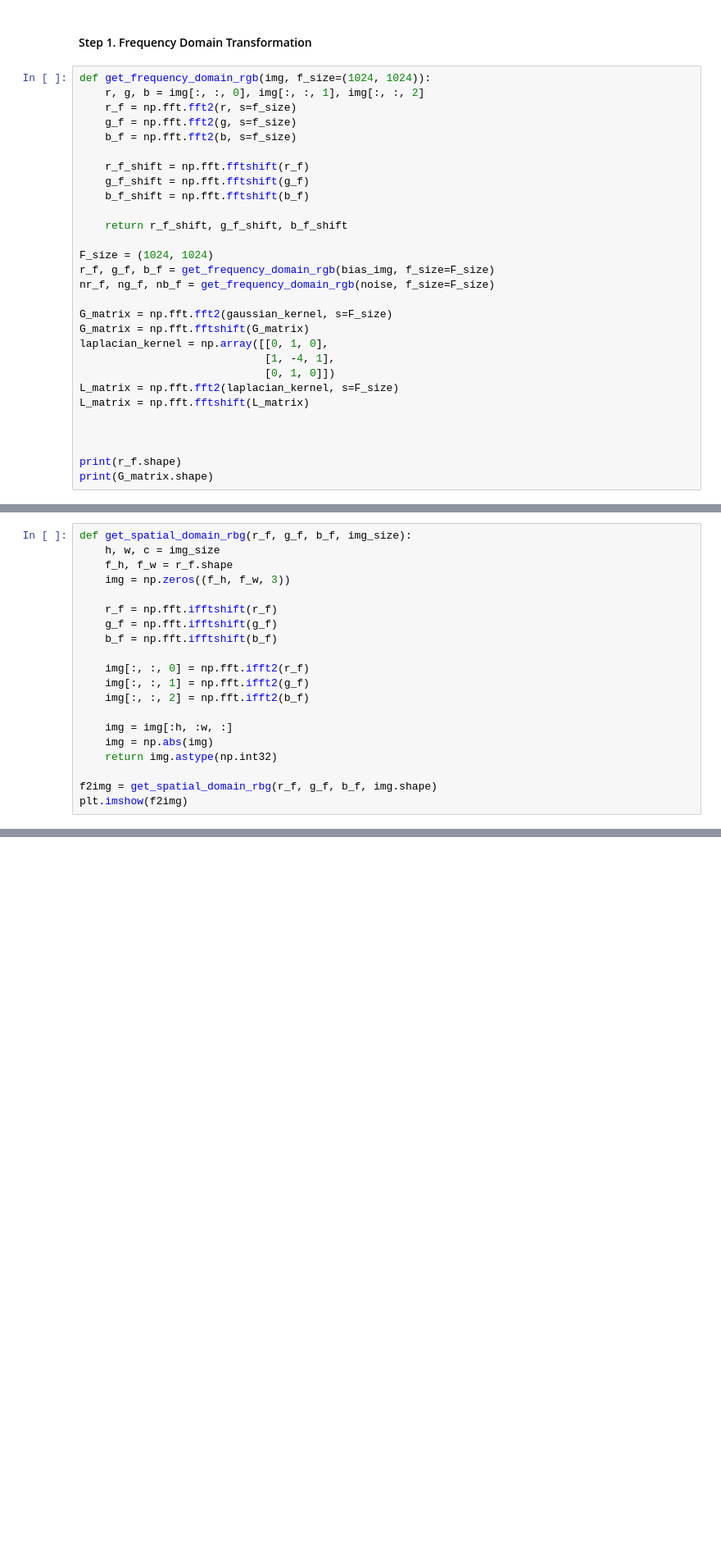
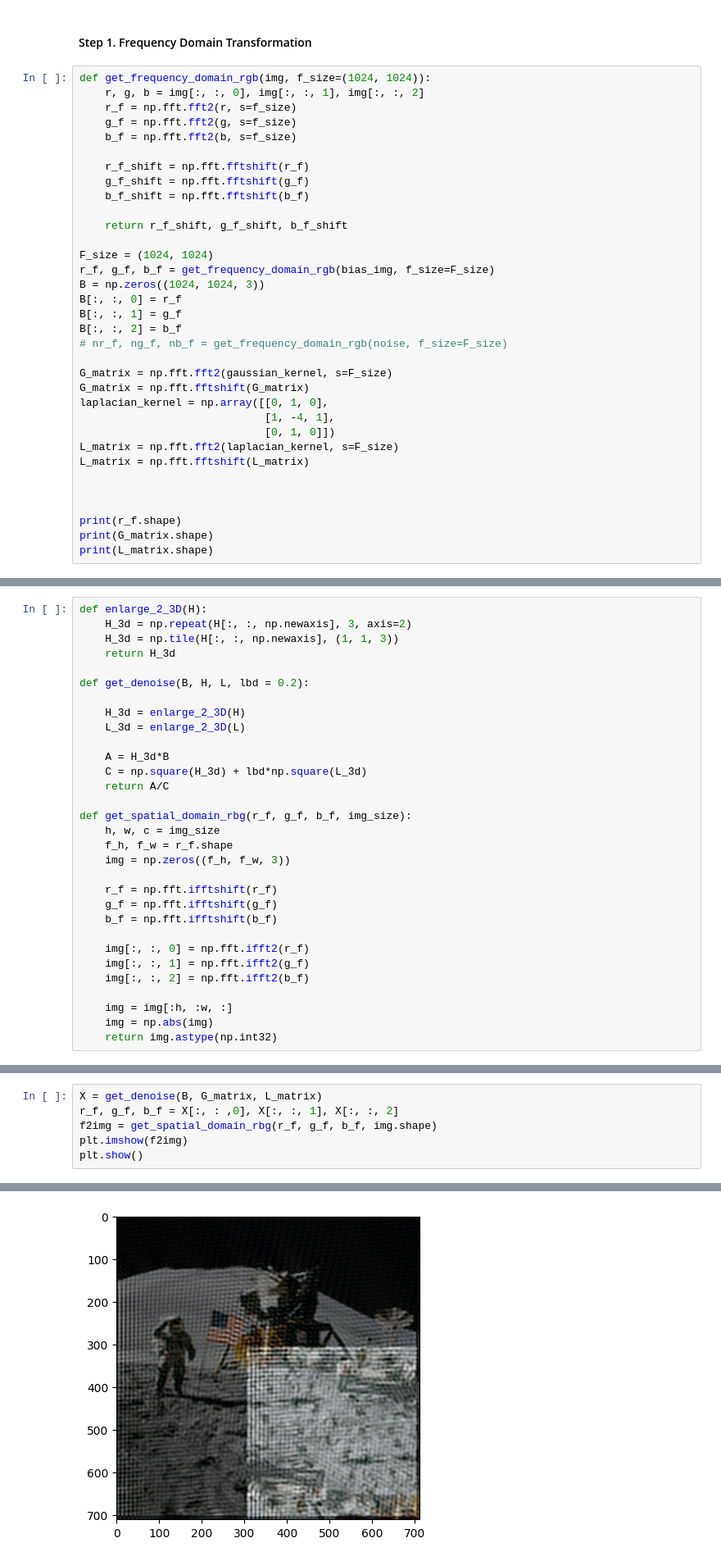
Before and after one commit to 58191554/DDA4310-Computational-Imaging, a Jupyter notebook: hw4/src/notebook.ipynb, the cells around one changed output, grey strips where cells are left out. Shown: that part at 82% size. Saved outputs shown, nothing was run; the diff lists cells and outputs as text; blank space fills up the shorter version.

```diff
--- a/hw4/src/notebook.ipynb
+++ b/hw4/src/notebook.ipynb
@@ -69,7 +69,11 @@ def get_frequency_domain_rgb(img, f_size=(1024, 1024)):
 
 F_size = (1024, 1024)
 r_f, g_f, b_f = get_frequency_domain_rgb(bias_img, f_size=F_size)
-nr_f, ng_f, nb_f = get_frequency_domain_rgb(noise, f_size=F_size)
+B = np.zeros((1024, 1024, 3))
+B[:, :, 0] = r_f
+B[:, :, 1] = g_f
+B[:, :, 2] = b_f
+# nr_f, ng_f, nb_f = get_frequency_domain_rgb(noise, f_size=F_size)
 
 G_matrix = np.fft.fft2(gaussian_kernel, s=F_size)
 G_matrix = np.fft.fftshift(G_matrix)
@@ -83,6 +87,7 @@ L_matrix = np.fft.fftshift(L_matrix)
 
 print(r_f.shape)
 print(G_matrix.shape)
+print(L_matrix.shape)
 # %% [output]
 (1024, 1024)
 (1024, 1024)
@@ -89,4 +101,18 @@ print(G_matrix.shape)
 # %%
+def enlarge_2_3D(H):
+    H_3d = np.repeat(H[:, :, np.newaxis], 3, axis=2)
+    H_3d = np.tile(H[:, :, np.newaxis], (1, 1, 3))
+    return H_3d
+
+def get_denoise(B, H, L, lbd = 0.2):
+
+    H_3d = enlarge_2_3D(H)
+    L_3d = enlarge_2_3D(L)
+
+    A = H_3d*B
+    C = np.square(H_3d) + lbd*np.square(L_3d)
+    return A/C
+
 def get_spatial_domain_rbg(r_f, g_f, b_f, img_size):
     h, w, c = img_size
     f_h, f_w = r_f.shape
@@ -103,6 +129,3 @@ def get_spatial_domain_rbg(r_f, g_f, b_f, img_size):
     img = img[:h, :w, :]
     img = np.abs(img)
     return img.astype(np.int32)
-
-f2img = get_spatial_domain_rbg(r_f, g_f, b_f, img.shape)
-plt.imshow(f2img)
@@ -111,0 +132,7 @@ plt.imshow(f2img)
+# %%
+X = get_denoise(B, G_matrix, L_matrix)
+r_f, g_f, b_f = X[:, : ,0], X[:, :, 1], X[:, :, 2]
+f2img = get_spatial_domain_rbg(r_f, g_f, b_f, img.shape)
+plt.imshow(f2img)
+plt.show()
+# %% [output]
@@ -111,0 +140 @@ plt.imshow(f2img)
+[figure, added]
```
Also changed, not shown: parts of 6 cells of this notebook, 6 other files.
